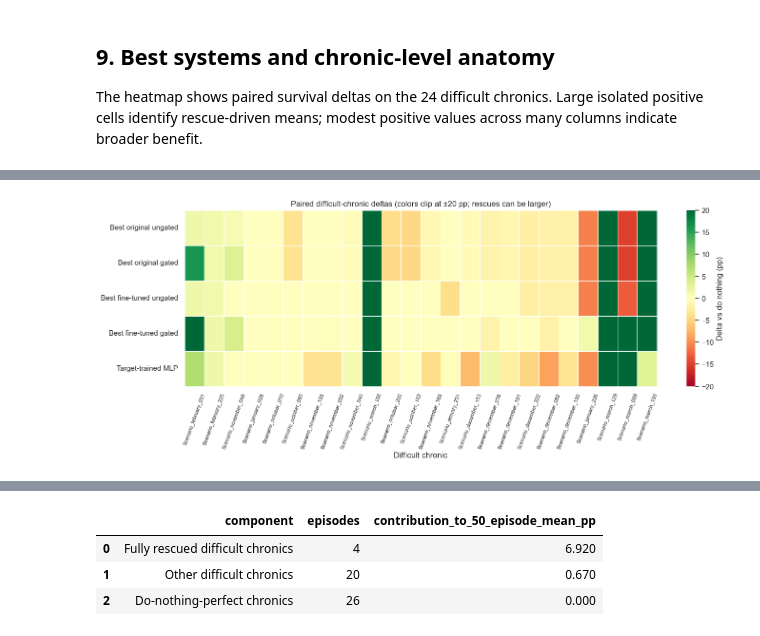
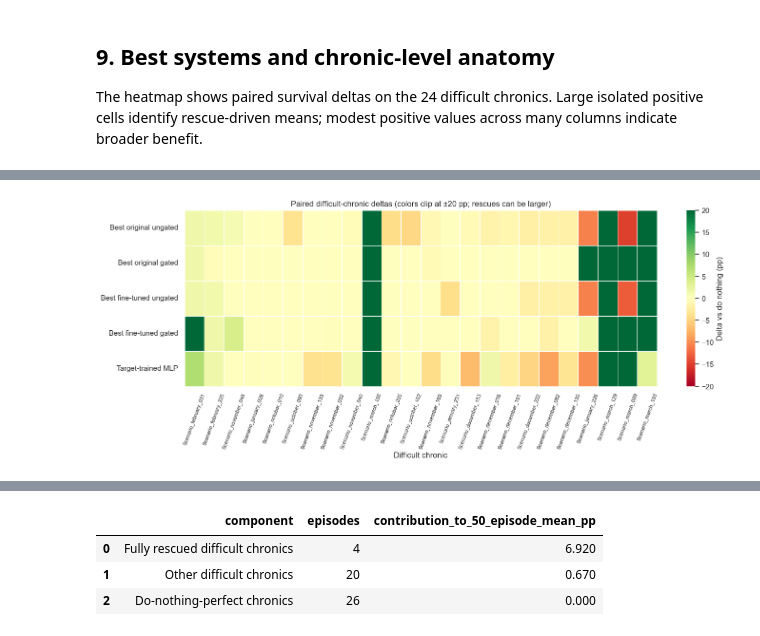
Before and after one commit to corentinplumet/RL_Marl2grid, a Jupyter notebook: Topology_Task/analysis/metrics/notebooks/episodic_survival/shared_wcci_complete_full_test_analysis.ipynb, the cells around one changed output, grey strips where cells are left out. Saved outputs shown, nothing was run; the diff lists cells and outputs as text; code cells hidden in the pictures.

```diff
--- a/Topology_Task/analysis/metrics/notebooks/episodic_survival/shared_wcci_complete_full_test_analysis.ipynb
+++ b/Topology_Task/analysis/metrics/notebooks/episodic_survival/shared_wcci_complete_full_test_analysis.ipynb
@@ -822,7 +951,11 @@ modest positive values across many columns indicate broader benefit.
 def best_key(campaign):
     return run_metrics.loc[
         run_metrics["campaign"] == campaign
-    ].sort_values("overall_mean_survival_percent", ascending=False).iloc[0]["result_key"]
+    ].sort_values(
+        ["overall_mean_survival_percent", "action_size", "result_key"],
+        ascending=[False, True, True],
+        na_position="last",
+    ).iloc[0]["result_key"]
 
 
 selected_keys = {
@@ -874,4 +1007,4 @@ plt.show()
 | 2 | Best fine-tuned ungated | Fine-tuned ungated | NLS | NLS_mean_f1_a0h0 | 256.000 | none | NaN | 165888 | ... |
 | 3 | Best fine-tuned gated | Fine-tuned rho-gated | NLS | NLS_mean_f0_a0h0 | 256.000 | local rho | 0.950 | 1410048 | ... |
 | 4 | Target-trained MLP | Target-trained MLP | MLP | target_trained_mlp | NaN | none | NaN | 43628544 | ... |
-[figure, old version]
+[figure, new version]
```
Also changed, not shown: parts of 20 cells of this notebook, 26 other files.
